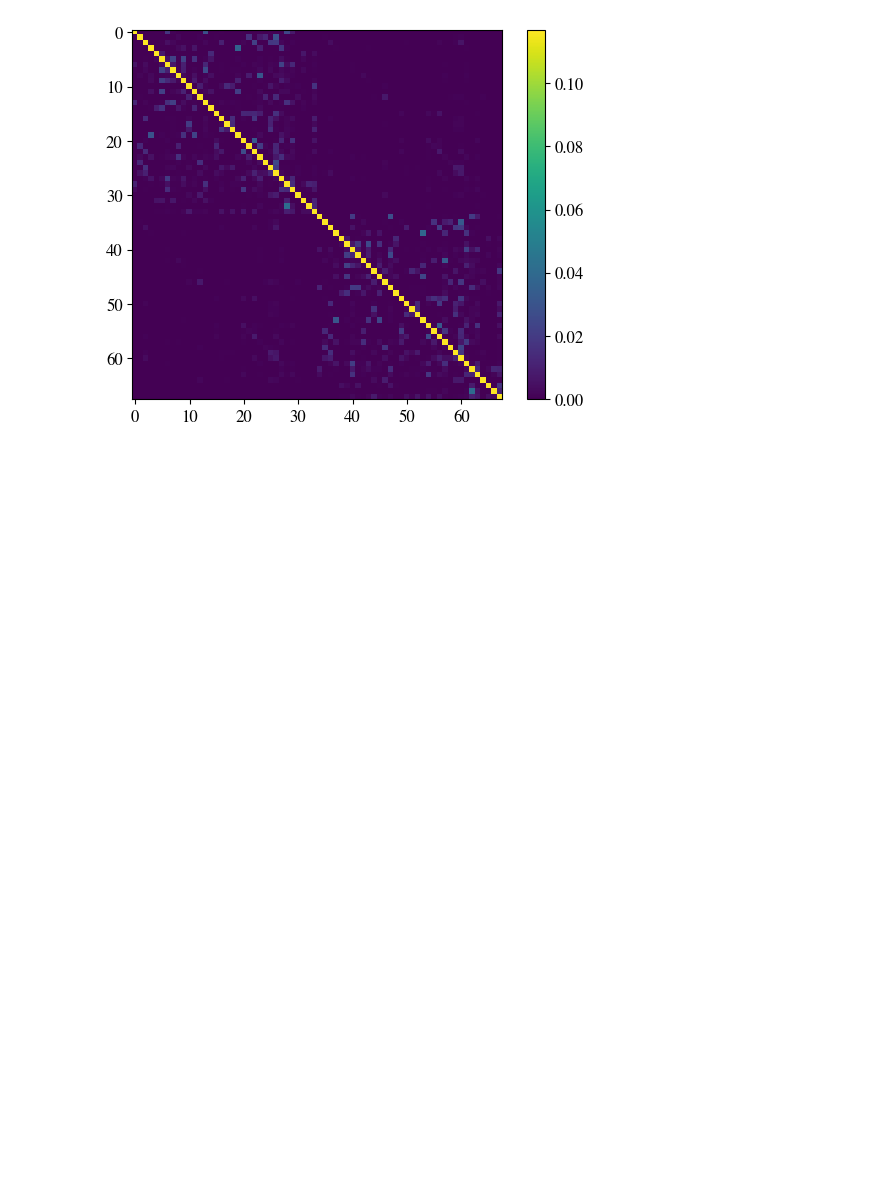
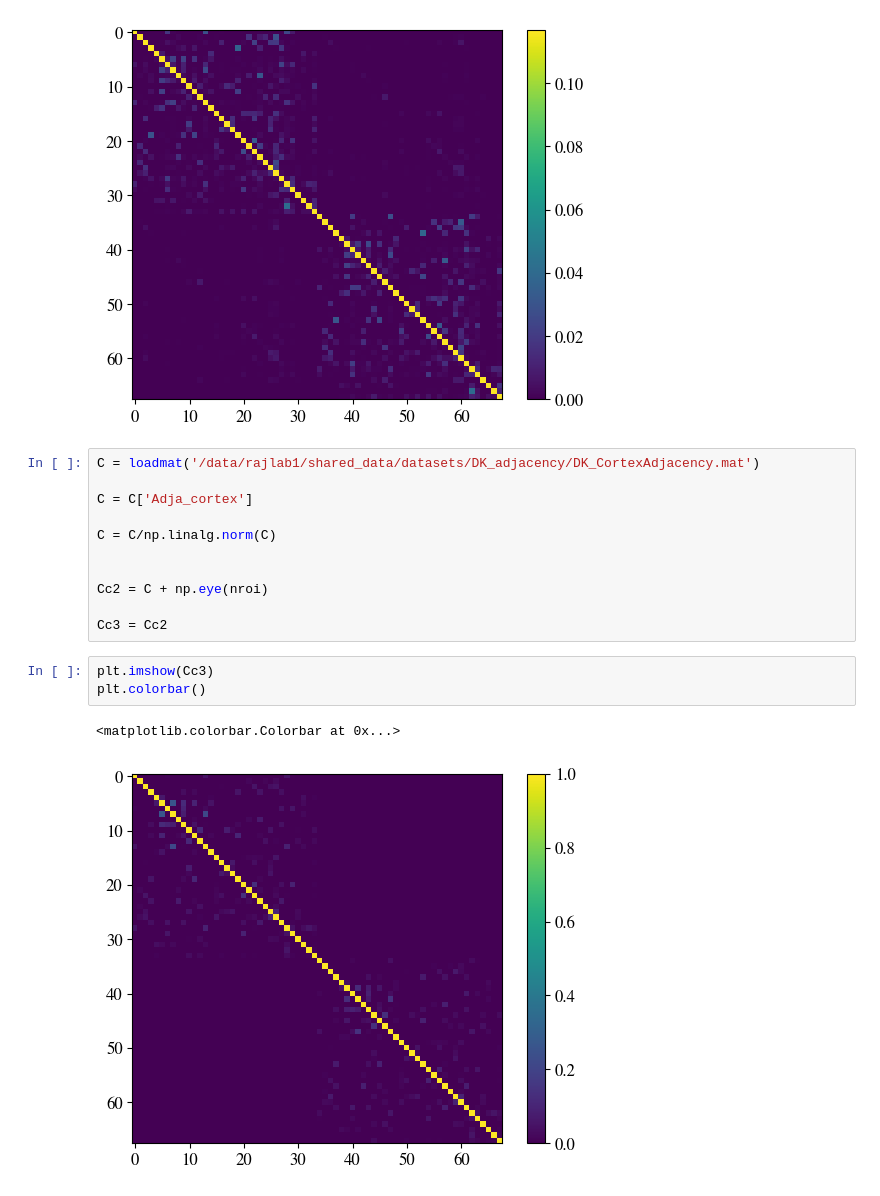
Before and after one commit to parulv1/sgm-alpha, a Jupyter notebook: spectrome/notebooks/Untitled.ipynb, the cells around one changed output. Saved outputs shown, nothing was run; the diff lists cells and outputs as text; blank space fills up the shorter version.

Commit message:
adjacency spat cost

```diff
--- a/spectrome/notebooks/Untitled.ipynb
+++ b/spectrome/notebooks/Untitled.ipynb
@@ -128,3 +128,20 @@ plt.colorbar()
 # %% [output]
 <matplotlib.colorbar.Colorbar at 0x...>
 [figure]
+# %%
+C = loadmat('/data/rajlab1/shared_data/datasets/DK_adjacency/DK_CortexAdjacency.mat')
+
+C = C['Adja_cortex']
+
+C = C/np.linalg.norm(C)
+
+
+Cc2 = C + np.eye(nroi)
+
+Cc3 = Cc2
+# %%
+plt.imshow(Cc3)
+plt.colorbar()
+# %% [output]
+<matplotlib.colorbar.Colorbar at 0x...>
+[figure, added]
```
Also changed, not shown: parts of 2 cells of this notebook, 9 other files.
